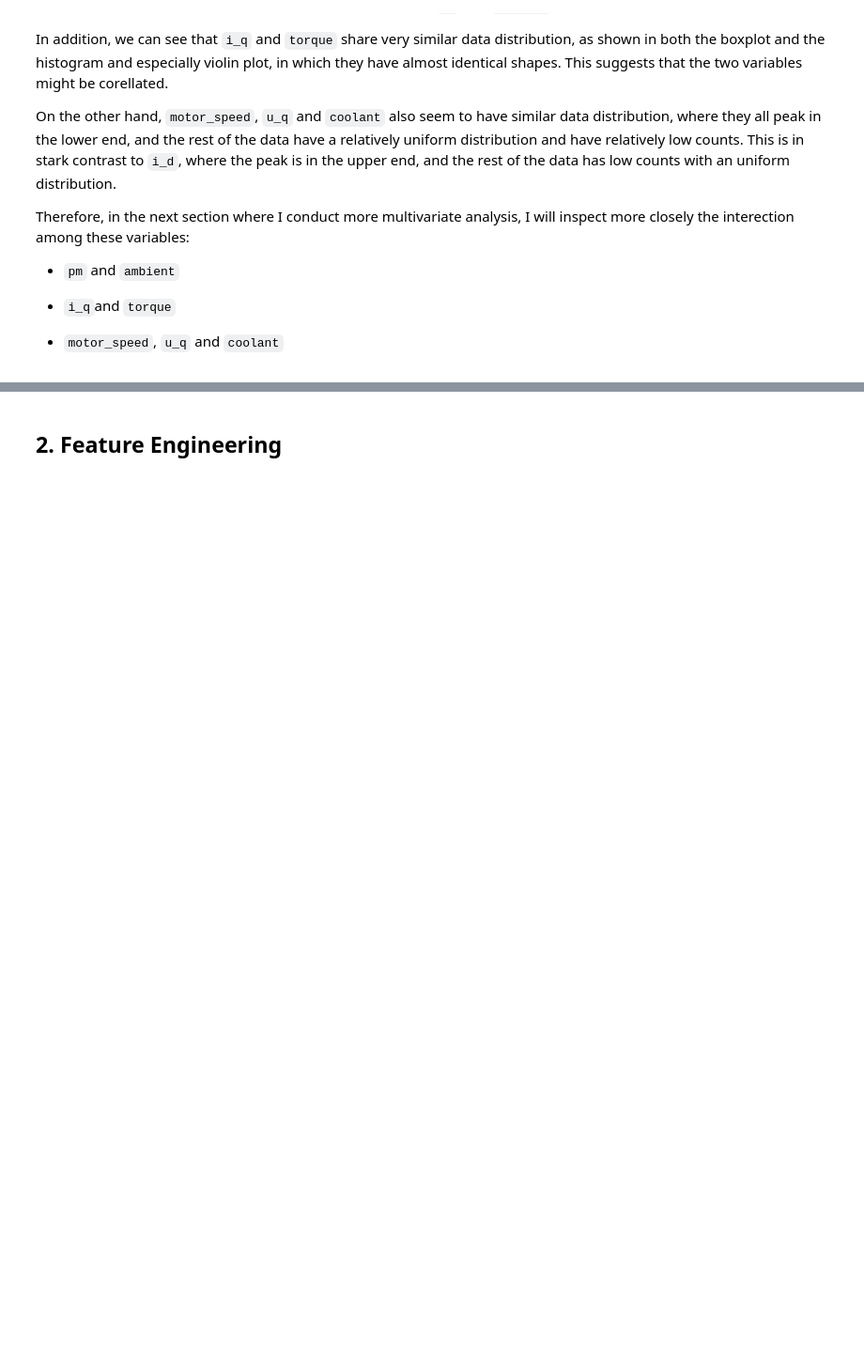
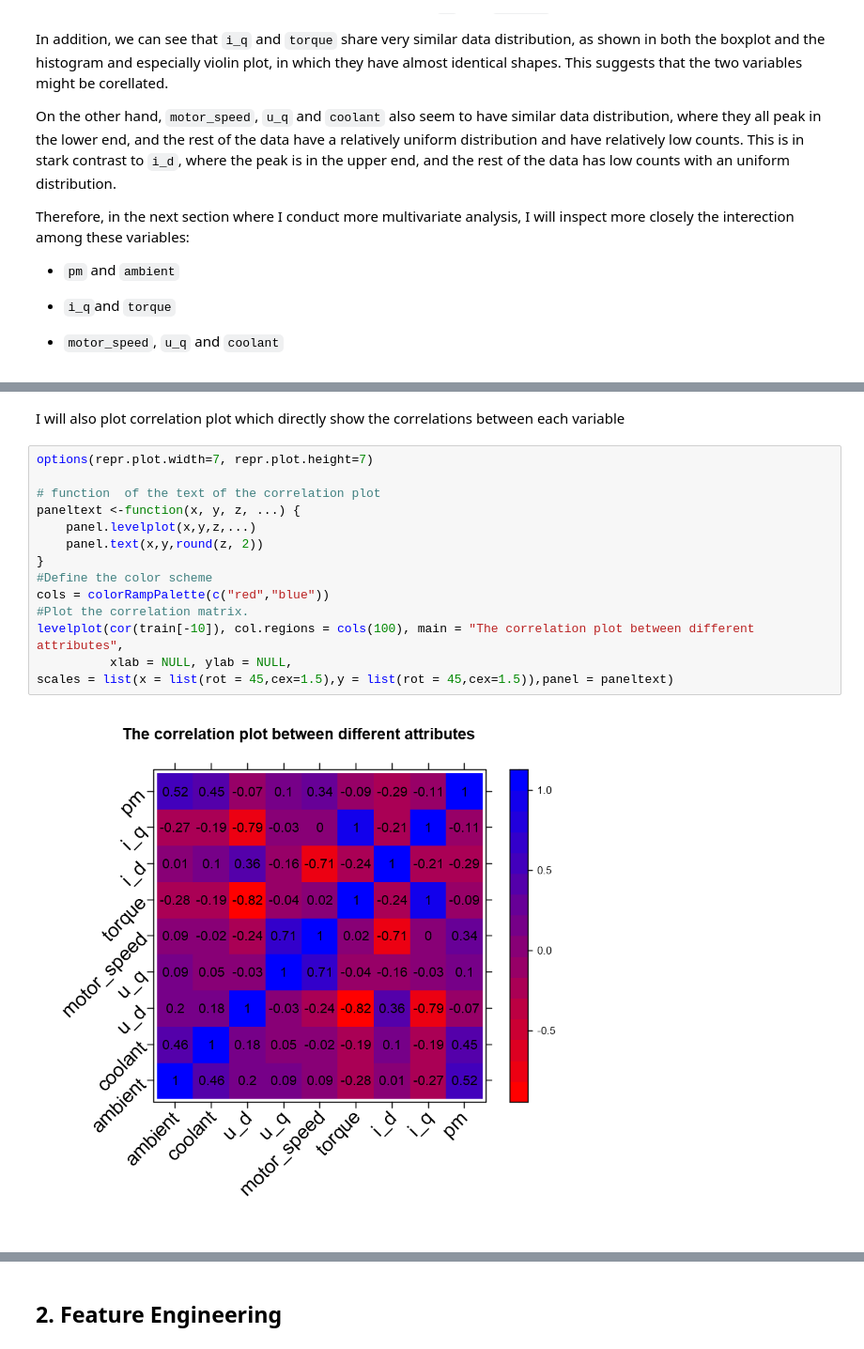
Before and after one commit to DanielTranDS/RotorTemperature-EDA-Regression, a Jupyter notebook: RotorTemp_ModellingCodes.ipynb, the cells around one changed output, grey strips where cells are left out. Shown at 94% size. Cells and saved outputs as stored; diff of their text form; blank space fills up the shorter version.

```diff
--- a/RotorTemp_ModellingCodes.ipynb
+++ b/RotorTemp_ModellingCodes.ipynb
@@ -256,0 +298,18 @@ Therefore, in the next section where I conduct more multivariate analysis, I wil
+# %% [markdown]
+I will also plot correlation plot which directly show the correlations between each variable
+# %%
+options(repr.plot.width=7, repr.plot.height=7)
+
+# function  of the text of the correlation plot
+paneltext <-function(x, y, z, ...) {
+    panel.levelplot(x,y,z,...)
+    panel.text(x,y,round(z, 2))
+}
+#Define the color scheme
+cols = colorRampPalette(c("red","blue"))
+#Plot the correlation matrix.
+levelplot(cor(train[-10]), col.regions = cols(100), main = "The correlation plot between different attributes",
+          xlab = NULL, ylab = NULL,
+scales = list(x = list(rot = 45,cex=1.5),y = list(rot = 45,cex=1.5)),panel = paneltext)
+# %% [output]
+[figure, added]
```
Also changed, not shown: parts of 17 cells of this notebook.
